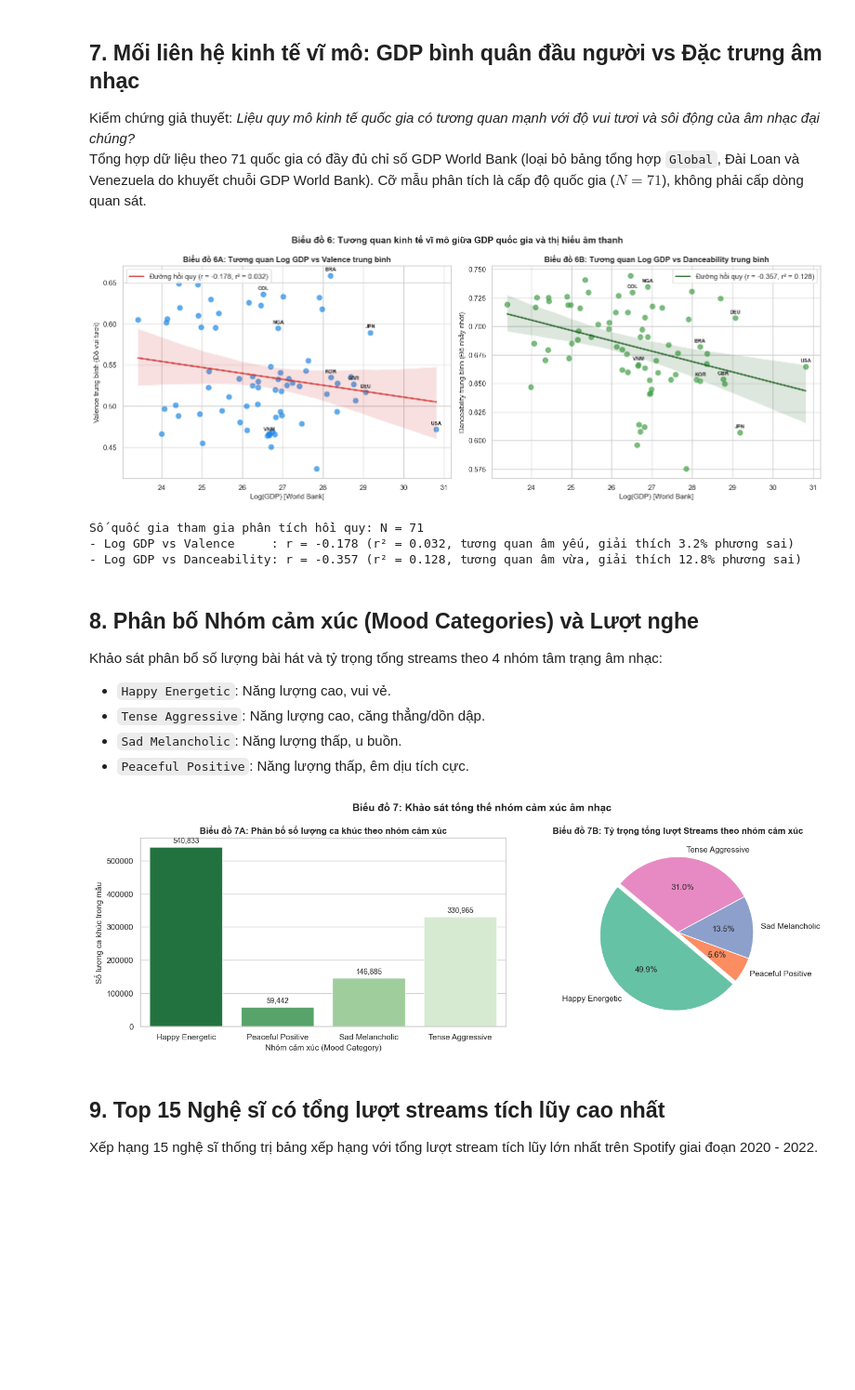
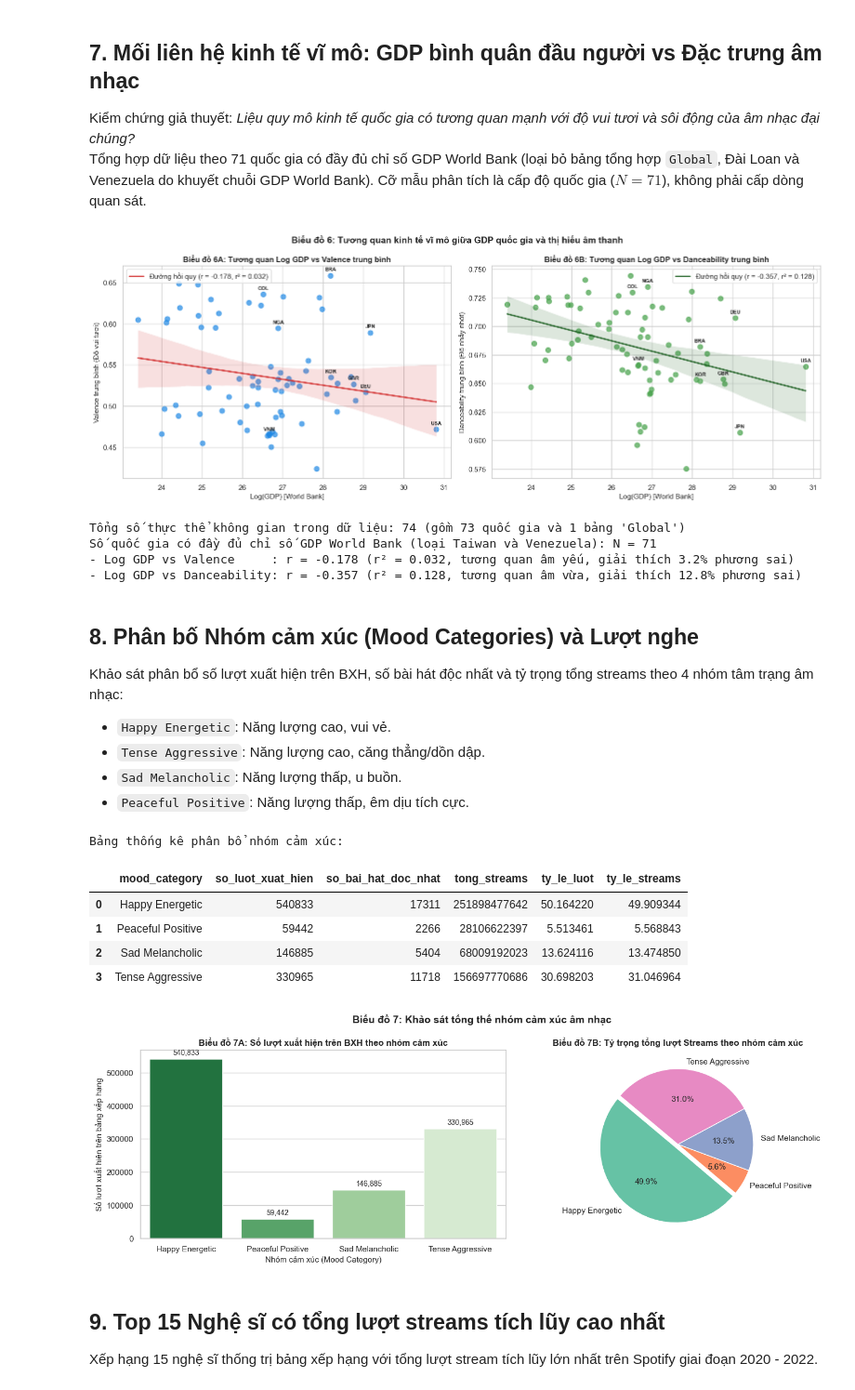
Before and after one commit to lyhiahan/Spotify_Audio_Trends_Analytics, a Jupyter notebook: notebooks/02_eda.ipynb, the cells around one changed output. Shown at 93% size. Saved outputs shown, nothing was run; the diff lists cells and outputs as text; code cells hidden in the pictures; blank space fills up the shorter version.

Commit message:
fix(eda): add COVID Kruskal-Wallis tests, fix mood chart labels to chart appearances, clarify N=71 & hit definition

```diff
--- a/notebooks/02_eda.ipynb
+++ b/notebooks/02_eda.ipynb
@@ -430,52 +469,66 @@ plt.suptitle("Biểu đồ 6: Tương quan kinh tế vĩ mô giữa GDP quốc g
 plt.tight_layout()
 plt.show()
 
-print(f"Số quốc gia tham gia phân tích hồi quy: N = {len(country_macro)}")
+total_entities = df['country'].nunique()
+total_countries = df[df['country'] != 'Global']['country'].nunique()
+print(f"Tổng số thực thể không gian trong dữ liệu: {total_entities} (gồm {total_countries} quốc gia và 1 bảng 'Global')")
+print(f"Số quốc gia có đầy đủ chỉ số GDP World Bank (loại Taiwan và Venezuela): N = {len(country_macro)}")
 print(f"- Log GDP vs Valence     : r = {r_val:+.3f} (r² = {r_val**2:.3f}, tương quan âm yếu, giải thích 3.2% phương sai)")
 print(f"- Log GDP vs Danceability: r = {r_dan:+.3f} (r² = {r_dan**2:.3f}, tương quan âm vừa, giải thích 12.8% phương sai)")
 # %% [output]
 [figure]
-Số quốc gia tham gia phân tích hồi quy: N = 71
+Tổng số thực thể không gian trong dữ liệu: 74 (gồm 73 quốc gia và 1 bảng 'Global')
+Số quốc gia có đầy đủ chỉ số GDP World Bank (loại Taiwan và Venezuela): N = 71
 - Log GDP vs Valence     : r = -0.178 (r² = 0.032, tương quan âm yếu, giải thích 3.2% phương sai)
 - Log GDP vs Danceability: r = -0.357 (r² = 0.128, tương quan âm vừa, giải thích 12.8% phương sai)
 # %% [markdown]
 ## 8. Phân bố Nhóm cảm xúc (Mood Categories) và Lượt nghe
 
-Khảo sát phân bổ số lượng bài hát và tỷ trọng tổng streams theo 4 nhóm tâm trạng âm nhạc:
+Khảo sát phân bổ số lượt xuất hiện trên BXH, số bài hát độc nhất và tỷ trọng tổng streams theo 4 nhóm tâm trạng âm nhạc:
 - `Happy Energetic`: Năng lượng cao, vui vẻ.
 - `Tense Aggressive`: Năng lượng cao, căng thẳng/dồn dập.
 - `Sad Melancholic`: Năng lượng thấp, u buồn.
 - `Peaceful Positive`: Năng lượng thấp, êm dịu tích cực.
 # %%
 mood_agg = df.groupby("mood_category").agg(
-    so_bai=("track_id", "count"),
+    so_luot_xuat_hien=("track_id", "count"),
+    so_bai_hat_doc_nhat=("track_id", "nunique"),
     tong_streams=("streams", "sum")
 ).reset_index()
 
-mood_agg["ty_le_bai"] = (mood_agg["so_bai"] / mood_agg["so_bai"].sum()) * 100
+mood_agg["ty_le_luot"] = (mood_agg["so_luot_xuat_hien"] / mood_agg["so_luot_xuat_hien"].sum()) * 100
 mood_agg["ty_le_streams"] = (mood_agg["tong_streams"] / mood_agg["tong_streams"].sum()) * 100
+
+print("Bảng thống kê phân bổ nhóm cảm xúc:")
+display(mood_agg)
 
 fig, axes = plt.subplots(1, 2, figsize=(15, 5))
 
-# Biểu đồ 7A: Số lượng ca khúc theo nhóm cảm xúc
-sns.barplot(data=mood_agg, x="mood_category", y="so_bai", hue="mood_category", ax=axes[0], palette="Greens_r", legend=False)
-axes[0].set_title("Biểu đồ 7A: Phân bố số lượng ca khúc theo nhóm cảm xúc", fontweight="bold")
+# Biểu đồ 7A: Số lượt xuất hiện trên BXH theo nhóm cảm xúc
+sns.barplot(data=mood_agg, x="mood_category", y="so_luot_xuat_hien", hue="mood_category", ax=axes[0], palette="Greens_r", legend=False)
+axes[0].set_title("Biểu đồ 7A: Số lượt xuất hiện trên BXH theo nhóm cảm xúc", fontweight="bold")
 axes[0].set_xlabel("Nhóm cảm xúc (Mood Category)")
-axes[0].set_ylabel("Số lượng ca khúc trong mẫu")
+axes[0].set_ylabel("Số lượt xuất hiện trên bảng xếp hạng")
 for p in axes[0].patches:
     axes[0].annotate(f"{int(p.get_height()):,}", (p.get_x() + p.get_width() / 2., p.get_height()),
                      ha="center", va="bottom", fontsize=10, xytext=(0, 3), textcoords="offset points")
 
 # Biểu đồ 7B: Tỷ trọng tổng streams (%)
 axes[1].pie(mood_agg["ty_le_streams"], labels=mood_agg["mood_category"], autopct="%1.1f%%",
             startangle=140, colors=sns.color_palette("Set2"), explode=[0.05, 0, 0, 0])
 axes[1].set_title("Biểu đồ 7B: Tỷ trọng tổng lượt Streams theo nhóm cảm xúc", fontweight="bold")
 
 plt.suptitle("Biểu đồ 7: Khảo sát tổng thể nhóm cảm xúc âm nhạc", fontsize=14, fontweight="bold")
 plt.tight_layout()
 plt.show()
 # %% [output]
+Bảng thống kê phân bổ nhóm cảm xúc:
+|  | mood_category | so_luot_xuat_hien | so_bai_hat_doc_nhat | tong_streams | ty_le_luot | ty_le_streams |
+| 0 | Happy Energetic | 540833 | 17311 | 251898477642 | 50.164220 | 49.909344 |
+| 1 | Peaceful Positive | 59442 | 2266 | 28106622397 | 5.513461 | 5.568843 |
+| 2 | Sad Melancholic | 146885 | 5404 | 68009192023 | 13.624116 | 13.474850 |
+| 3 | Tense Aggressive | 330965 | 11718 | 156697770686 | 30.698203 | 31.046964 |
-[figure, old version]
+[figure, new version]
 # %% [markdown]
 ## 9. Top 15 Nghệ sĩ có tổng lượt streams tích lũy cao nhất
 
```
Also changed, not shown: parts of 3 cells of this notebook.
